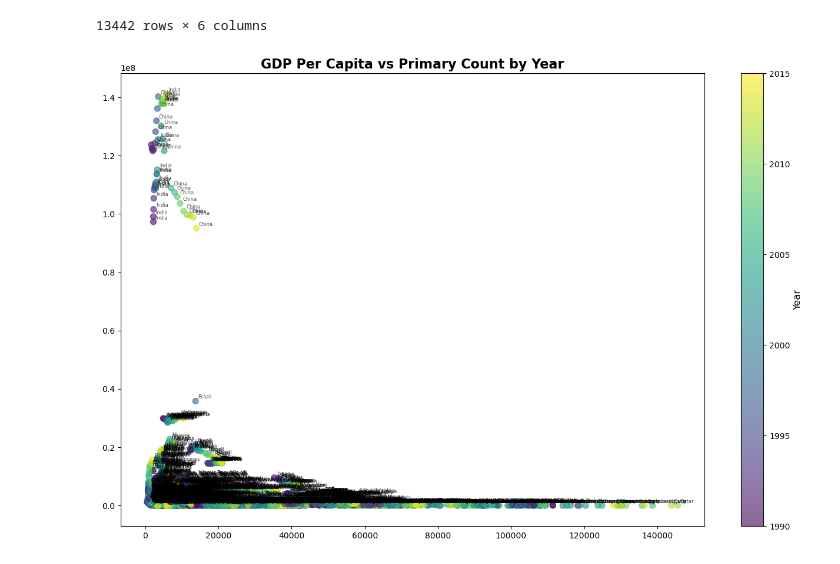
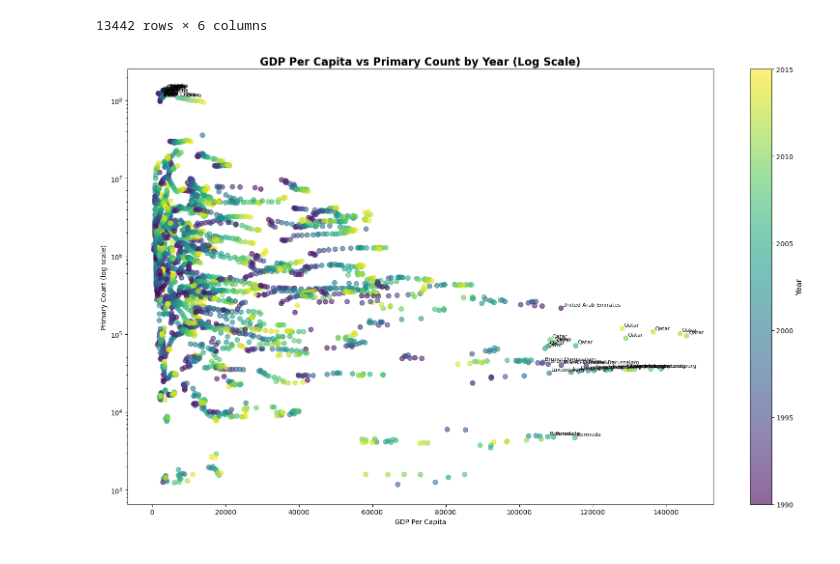
Before and after one commit to NSS-Data-Analytics-Cohort-17/un-datasets-AncarTn, a Jupyter notebook: Script/UN project.ipynb, the cells around one changed output. Saved outputs shown, nothing was run; the diff lists cells and outputs as text; code cells hidden in the pictures.

```diff
--- a/Script/UN project.ipynb
+++ b/Script/UN project.ipynb
@@ -759,26 +794,34 @@ gdp_int_and_educ
 # %%
 plot_df = gdp_int_and_educ[
     gdp_int_and_educ['prim_Count'].notna() &
     gdp_int_and_educ['GDP_Per_Capita'].notna()]
 fig, ax = plt.subplots(figsize=(16, 10))
 scatter = ax.scatter(data=plot_df,
                      x='GDP_Per_Capita',
                      y='prim_Count',
                      c='Year',
                      cmap='viridis',
                      alpha=0.6,
                      s=50)
-for _, row in plot_df.iterrows():
+ax.set_yscale('log')
+threshold_count = plot_df['prim_Count'].quantile(0.99)
+threshold_gdp = plot_df['GDP_Per_Capita'].quantile(0.99)
+outliers = plot_df[
+    (plot_df['prim_Count'] > threshold_count) |
+    (plot_df['GDP_Per_Capita'] > threshold_gdp)]
+for _, row in outliers.iterrows():
     ax.annotate(row['Country'],
                 xy=(row['GDP_Per_Capita'], row['prim_Count']),
                 xytext=(3, 3),
                 textcoords='offset points',
-                fontsize=6,
-                alpha=0.7)
+                fontsize=8,
+                alpha=0.9)
 colorbar = plt.colorbar(scatter)
 colorbar.set_label('Year', fontsize=12)
-
-plt.title('GDP Per Capita vs Primary Count by Year', fontsize=16, fontweight='bold')
+plt.title('GDP Per Capita vs Primary Count by Year (Log Scale)', fontsize=16, fontweight='bold')
+plt.xlabel('GDP Per Capita')
+plt.ylabel('Primary Count (log scale)')
+plt.tight_layout()
 plt.show()
 # %% [output]
-[figure, old version]
+[figure, new version]
```
Also changed, not shown: parts of 54 cells of this notebook.
